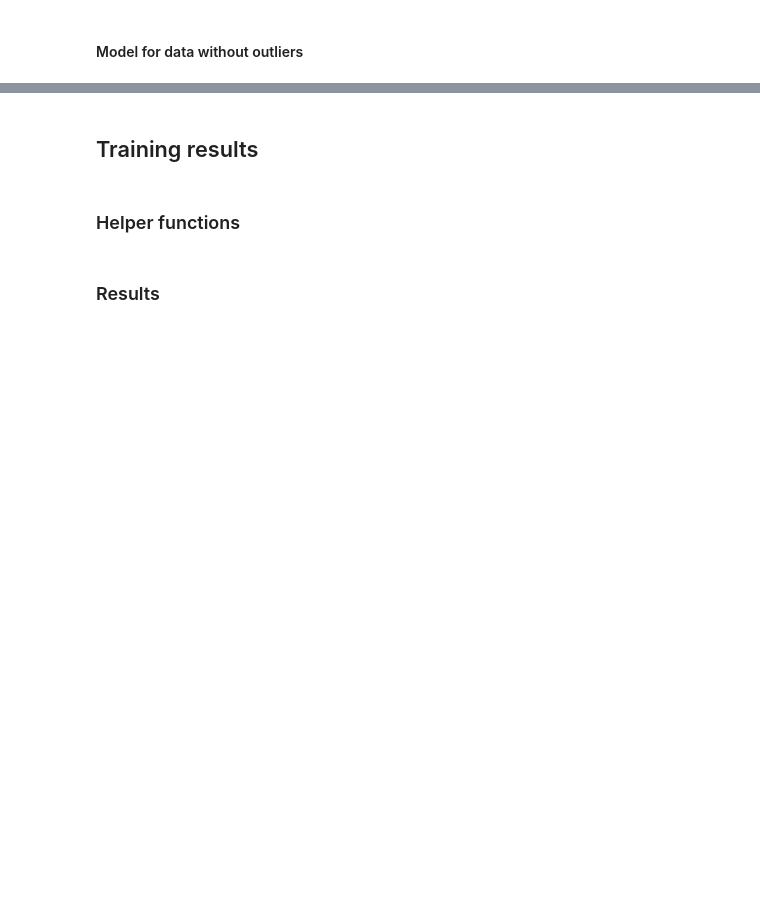
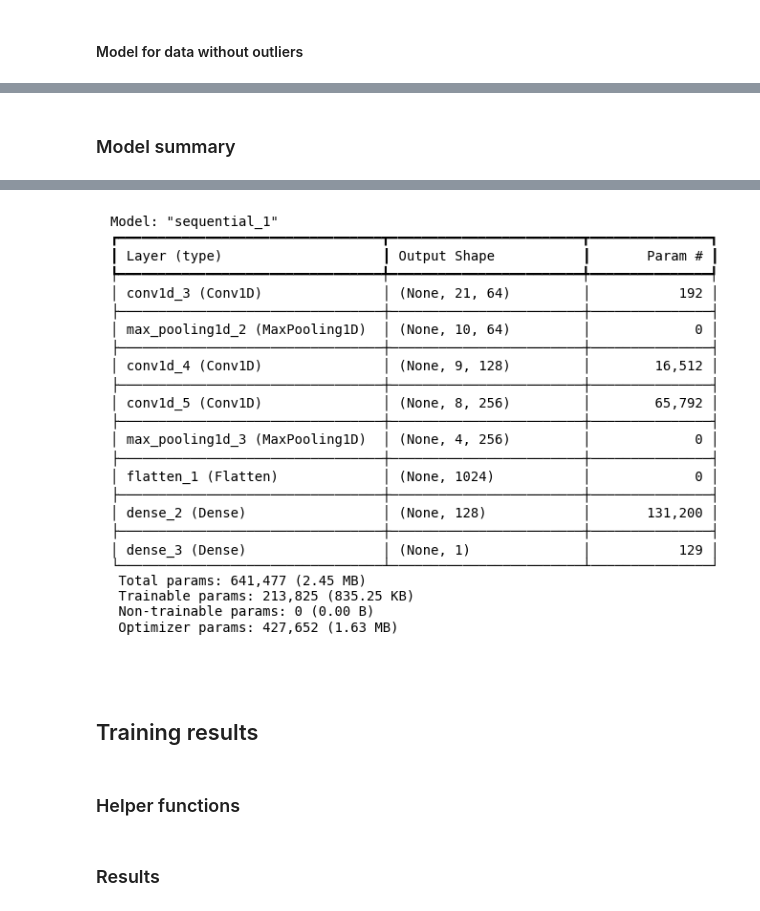
Before and after one commit to MatiPl01/stock-market-prices-prediction, a Jupyter notebook: main.ipynb, the cells around one changed output, grey strips where cells are left out. Cells and saved outputs as stored; diff of their text form; code cells hidden in the pictures; blank space fills up the shorter version.

Commit message:
Add model architecture image

```diff
--- a/main.ipynb
+++ b/main.ipynb
@@ -160,0 +149,15 @@ Epoch 107/200
+# %% [markdown]
+### Model summary
+# %%
+stream = StringIO()
+without_outliers_model.summary(print_fn=lambda x: stream.write(x + "\n"))
+summary_string = stream.getvalue()
+stream.close()
+
+plt.text(
+    0.01, 1.0, summary_string, {"fontsize": 10}, fontproperties="monospace", va="top"
+)
+plt.axis("off")
+
+plt.show()
+# %% [output]
@@ -161,3 +165,4 @@ Epoch 107/200
+[figure, added]
 # %% [markdown]
 ## Training results
 # %% [markdown]
```
Also changed, not shown: parts of 5 cells of this notebook, 1 other file.
